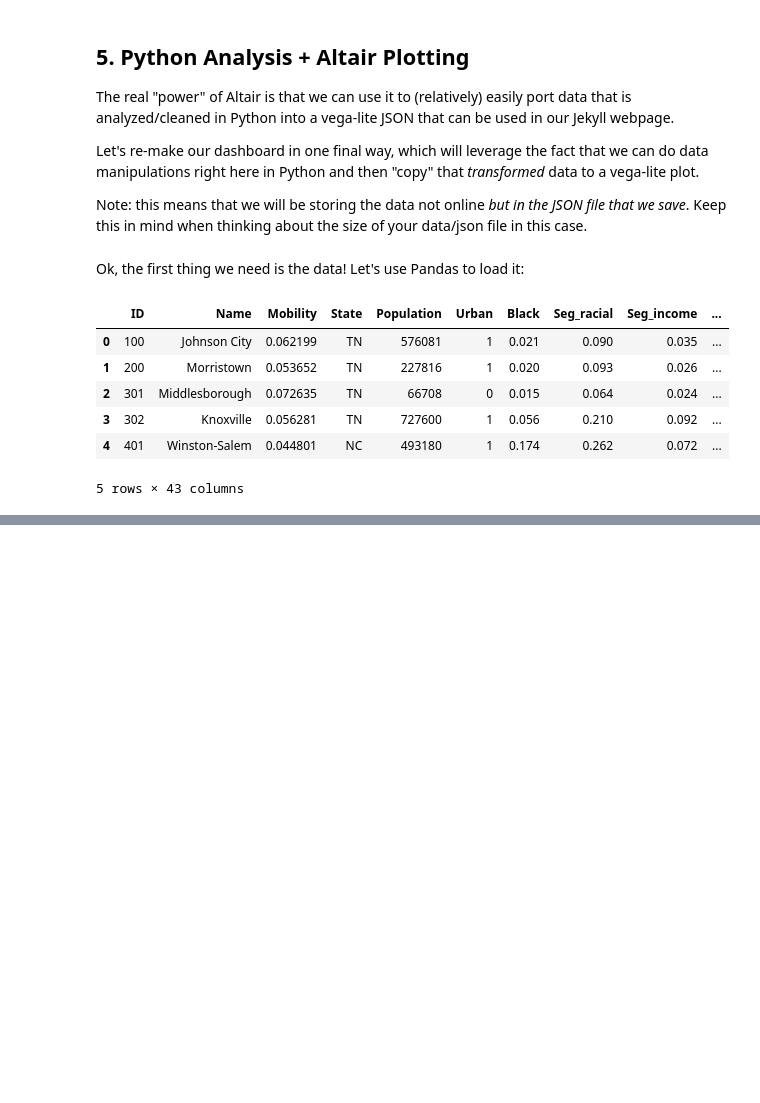
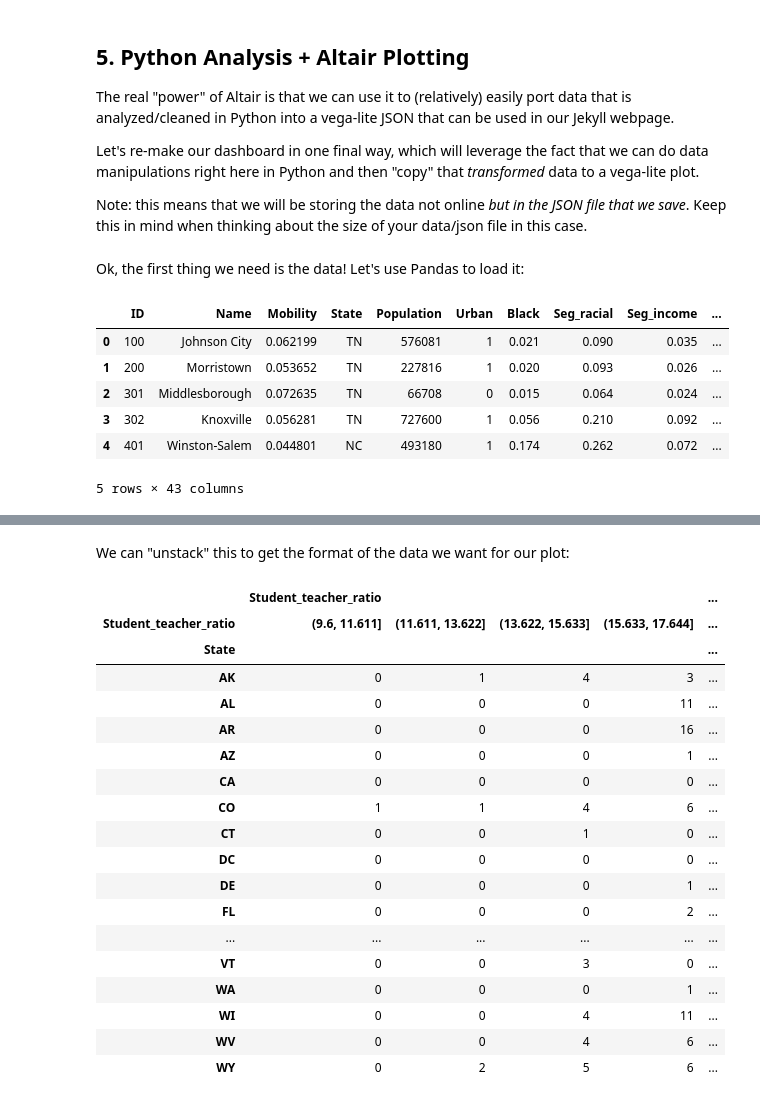
Before and after one commit to UIUC-iSchool-DataViz/is445_bcubcg_fall2022, a Jupyter notebook: week11/prep_notebook_week11.ipynb, the cells around one changed output, grey strips where cells are left out. Saved outputs shown, nothing was run; the diff lists cells and outputs as text; code cells hidden in the pictures; blank space fills up the shorter version.

```diff
--- a/week11/prep_notebook_week11.ipynb
+++ b/week11/prep_notebook_week11.ipynb
@@ -557,0 +626,3 @@ mobility.head()
+# %%
+bins = np.linspace(mobility['Student_teacher_ratio'].min(), mobility['Student_teacher_ratio'].max(),num=10)
+bins
@@ -557,0 +632,6 @@ mobility.head()
+# %%
+groups = mobility[['State',
+                   'Student_teacher_ratio']].groupby(['State',
+                                                      pd.cut(mobility['Student_teacher_ratio'],
+                                                             bins=bins)]).count()
+groups
@@ -557,0 +653,24 @@ mobility.head()
+# %% [markdown]
+We can "unstack" this to get the format of the data we want for our plot:
+# %%
+groups.unstack()
+# %% [output]
+|  | Student_teacher_ratio |  |  |  | ... |
+| Student_teacher_ratio | (9.6, 11.611] | (11.611, 13.622] | (13.622, 15.633] | (15.633, 17.644] | ... |
+| State |  |  |  |  | ... |
+| AK | 0 | 1 | 4 | 3 | ... |
+| AL | 0 | 0 | 0 | 11 | ... |
+| AR | 0 | 0 | 0 | 16 | ... |
+| AZ | 0 | 0 | 0 | 1 | ... |
+| CA | 0 | 0 | 0 | 0 | ... |
+| CO | 1 | 1 | 4 | 6 | ... |
+| CT | 0 | 0 | 1 | 0 | ... |
+| DC | 0 | 0 | 0 | 0 | ... |
+| DE | 0 | 0 | 0 | 1 | ... |
+| FL | 0 | 0 | 0 | 2 | ... |
+| ... | ... | ... | ... | ... | ... |
+| VT | 0 | 0 | 3 | 0 | ... |
+| WA | 0 | 0 | 0 | 1 | ... |
+| WI | 0 | 0 | 4 | 11 | ... |
+| WV | 0 | 0 | 4 | 6 | ... |
+| WY | 0 | 2 | 5 | 6 | ... |
```
Also changed, not shown: parts of 18 cells of this notebook, 4 other files.
